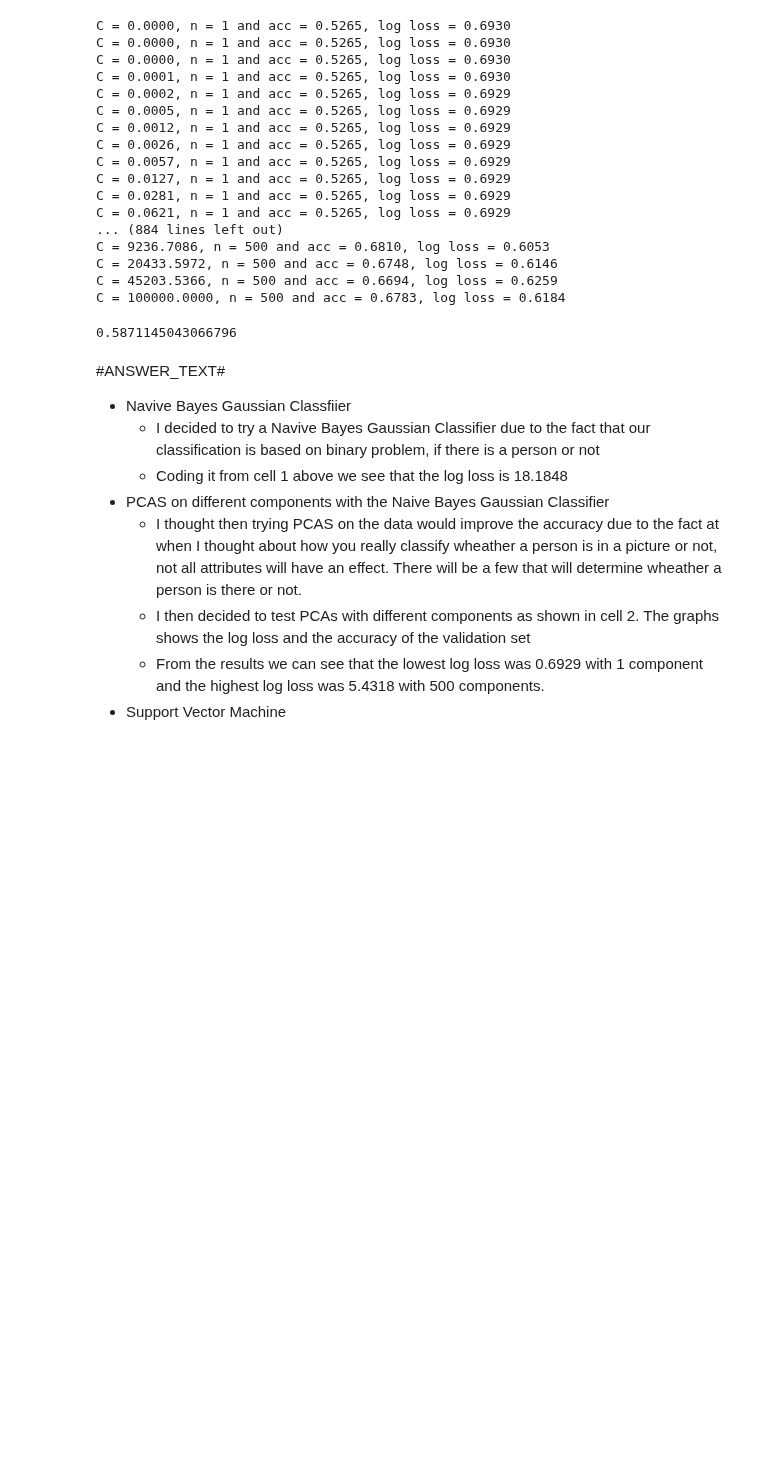
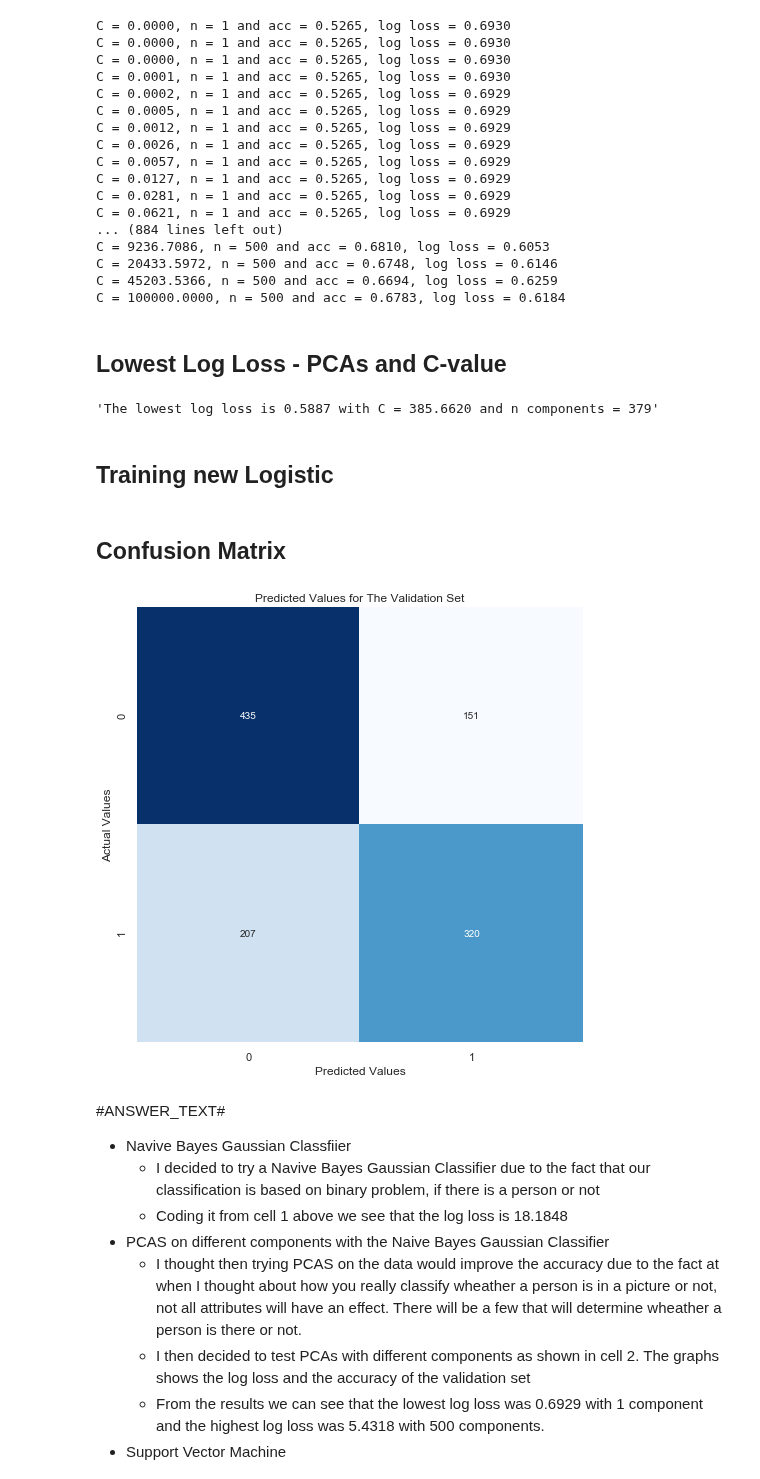
Before and after one commit to aadulan/iaml2018, a Jupyter notebook: Assignments/03_B_MiniChallenge.ipynb, the cells around one changed output. Drawn from its saved outputs; the diff is of its cells as text; code cells hidden in the pictures; blank space fills up the shorter version.

Commit message:
add confusion matrix for logistic regression

```diff
--- a/Assignments/03_B_MiniChallenge.ipynb
+++ b/Assignments/03_B_MiniChallenge.ipynb
@@ -442,6 +444,8 @@ C = 9236.7086, n = 500 and acc = 0.6810, log loss = 0.6053
 C = 20433.5972, n = 500 and acc = 0.6748, log loss = 0.6146
 C = 45203.5366, n = 500 and acc = 0.6694, log loss = 0.6259
 C = 100000.0000, n = 500 and acc = 0.6783, log loss = 0.6184
+# %% [markdown]
+##  Lowest Log Loss - PCAs and C-value
 # %%
 # Finding the lowest log loss with best c-value and n components
 
@@ -450,11 +454,50 @@ ll_pca.min()
 pca_range[ll_pca.argmin()%30]
 ll_pca.min()
 
-display('The lowest log loss is {:.4f} with C = {:.4f} and acc = {:.4f}'.format(
+display('The lowest log loss is {:.4f} with C = {:.4f} and n components = {}'.format(
     ll_pca.min(),
-    c_range[ll_pca.argmin()]))
+    c_range[ll_pca.argmin()%30],
+    pca_range[ll_pca.argmin()%30]
+))
 # %% [output]
-0.5871145043066796
+'The lowest log loss is 0.5887 with C = 385.6620 and n components = 379'
+# %% [markdown]
+## Training new Logistic
+# %%
+pca = PCA(n_components=i)
+
+train = pca.fit_transform(X_train)
+validate = pca.transform(X_validate)
+test = pca.transform(X_test)
+
+log_reg =LogisticRegression(solver ='lbfgs', C=c)
+
+log_reg.fit(train,y_train)
+
+preds = log_reg.predict_proba(validate)
+loss = log_loss(y_validate, preds)
+score = log_reg.score(validate, y_validate)
+
+pred_probabilities = log_reg.predict_proba(X_test)
+# %% [markdown]
+## Confusion Matrix
+# %%
+plt.figure(figsize=(8,8))
+cm = confusion_matrix(y_validate,
+                      log_reg.predict(validate)
+                     )
+
+sns.heatmap(cm, cmap='Blues',
+            annot=True,
+            fmt="d",
+            cbar=False)
+
+plt.ylabel('Actual Values')
+plt.xlabel('Predicted Values')
+plt.title('Predicted Values for The Validation Set')
+plt.show()
+# %% [output]
+[figure, added]
 # %% [markdown]
 #ANSWER_TEXT#
 
```
Also changed, not shown: parts of 3 cells of this notebook.
